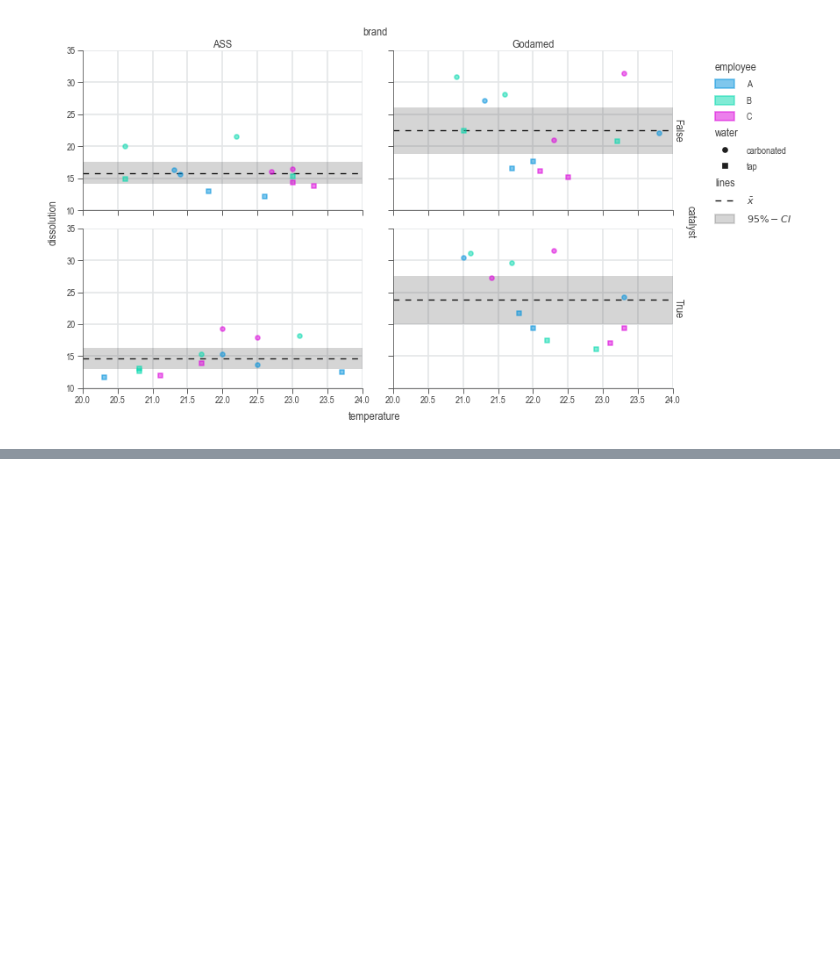
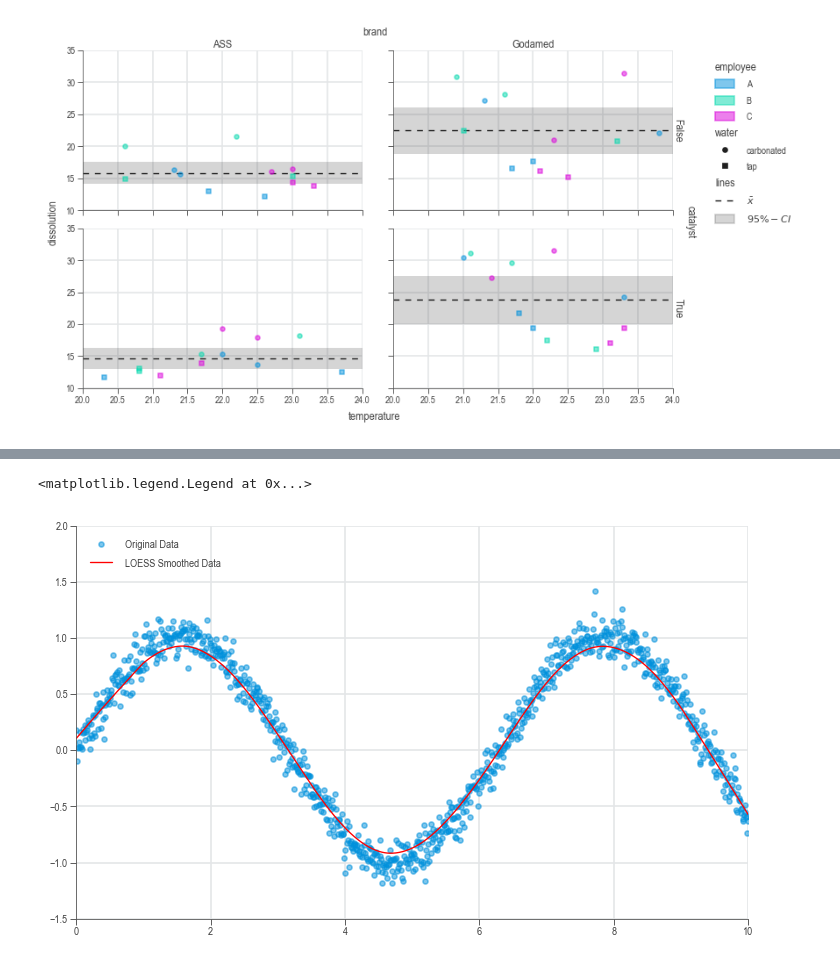
Before and after one commit to j4ggr/DaSPi, a Jupyter notebook: notebooks/doc-content_process-improvement.ipynb, the cells around one changed output, grey strips where cells are left out. Cells and saved outputs as stored; diff of their text form; code cells hidden in the pictures; blank space fills up the shorter version.

```diff
--- a/notebooks/doc-content_process-improvement.ipynb
+++ b/notebooks/doc-content_process-improvement.ipynb
@@ -122,0 +249,18 @@ chart = dsp.MultipleVariateChart(
+# %%
+import numpy as np
+import daspi as dsp
+import pandas as pd
+import matplotlib.pyplot as plt
+
+x = np.linspace(0, 10, 1000)
+data = pd.DataFrame(dict(
+    x = x,
+    y = np.sin(x) + np.random.normal(0, 0.1, size=x.shape)))
+model = dsp.Lowess(data, 'y', 'x').fit(0.2)
+
+plt.scatter(data.x, data.y, label='Original Data', alpha=0.5)
+plt.plot(model.lowess_feature, model.lowess_target, label='LOESS Smoothed Data', color='red')
+plt.legend()
+# %% [output]
+<matplotlib.legend.Legend at 0x...>
+[figure, added]
```
Also changed, not shown: parts of 5 cells of this notebook, 16 other files.
